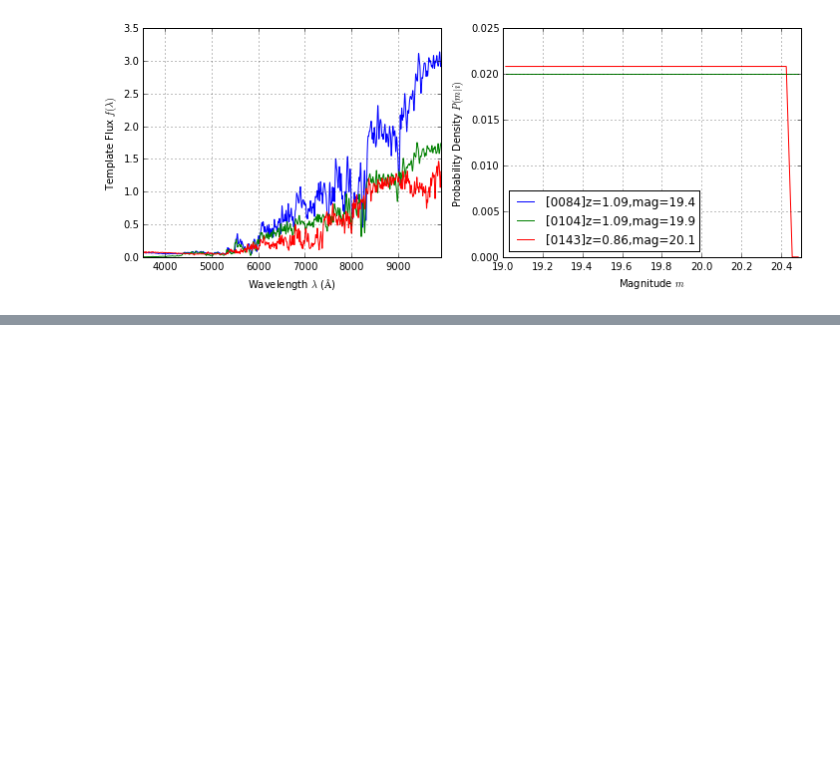
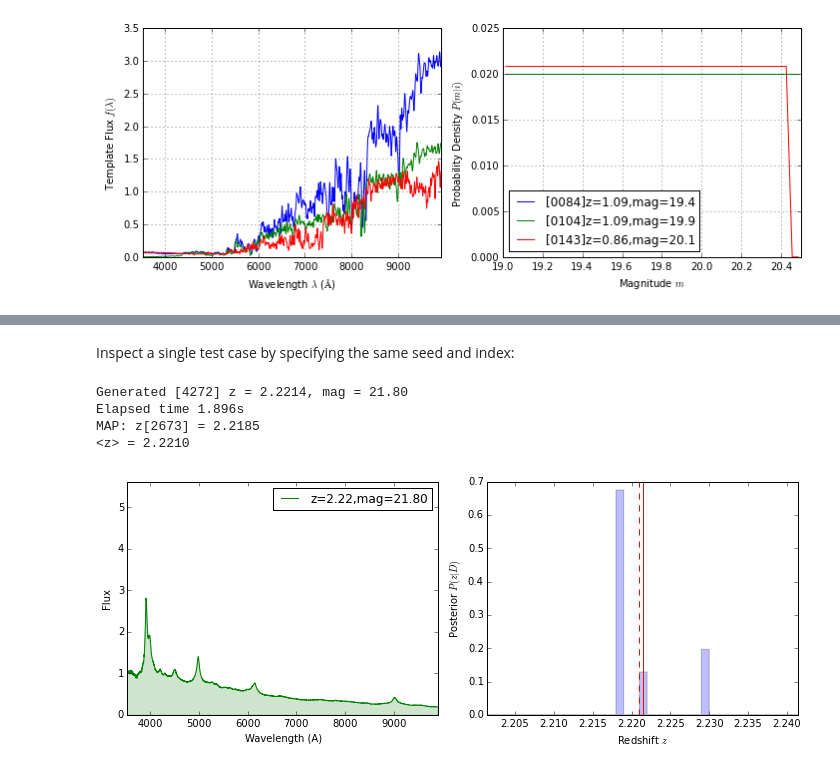
Before and after one commit to dkirkby/bayez, a Jupyter notebook: docs/nb/BayezExamples.ipynb, the cells around one changed output, grey strips where cells are left out. Drawn from its saved outputs; the diff is of its cells as text; code cells hidden in the pictures; blank space fills up the shorter version.

```diff
--- a/docs/nb/BayezExamples.ipynb
+++ b/docs/nb/BayezExamples.ipynb
@@ -46,0 +58,2 @@ elg_sampler.plot_samples(num_samples=3, seed=1)
+# %%
+simulator4 = bayez.simulation.Simulator(analysis_downsampling=4)
@@ -46,0 +91,3 @@ elg_sampler.plot_samples(num_samples=3, seed=1)
+# %%
+qso_prior = bayez.prior.load_prior('/Users/david/Cosmo/DESI/ZFit/qso_prior_4_10k.fits')
+qso_estimator = bayez.estimator.RedshiftEstimator(qso_prior)
@@ -46,0 +107,10 @@ elg_sampler.plot_samples(num_samples=3, seed=1)
+# %% [markdown]
+Inspect a single test case by specifying the same seed and index:
+# %%
+bayez.estimator.estimate_one(qso_estimator, qso_sampler, simulator4, seed=1, i=2)
+# %% [output]
+Generated [4272] z = 2.2214, mag = 21.80
+Elapsed time 1.896s
+MAP: z[2673] = 2.2185
+<z> = 2.2210
+[figure, added]
```
Also changed, not shown: parts of 18 cells of this notebook.
